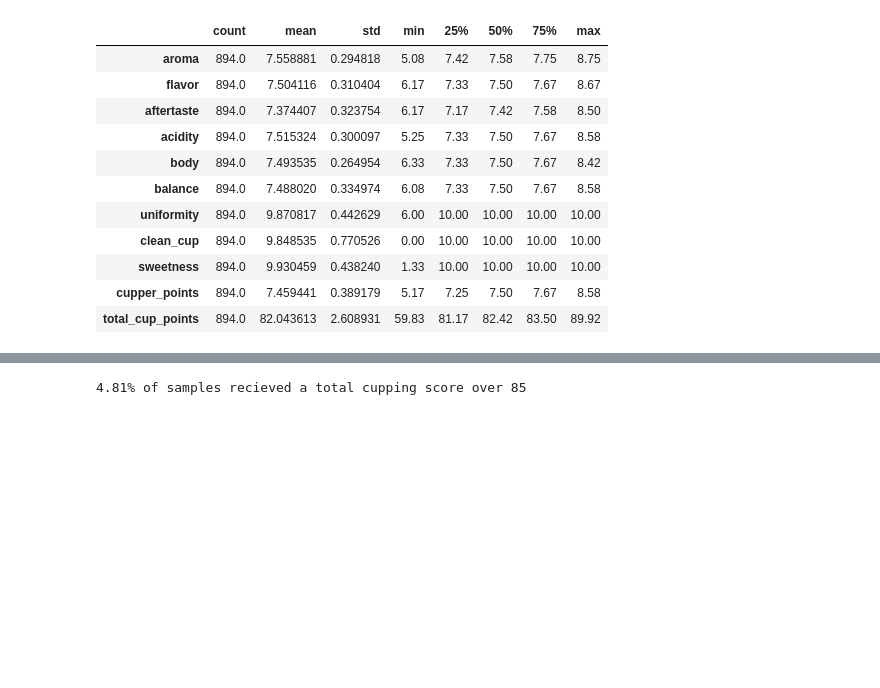
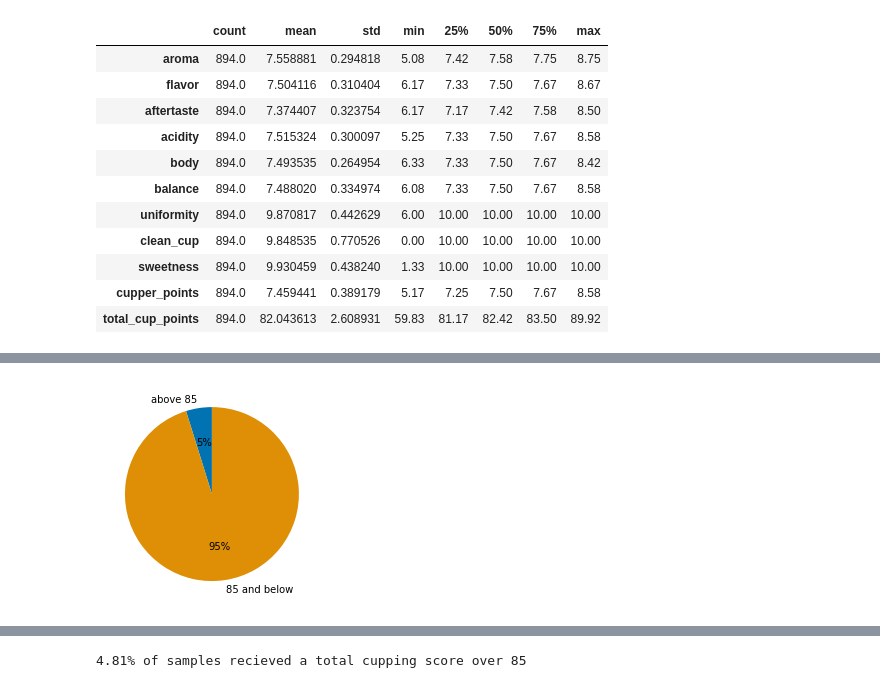
Before and after one commit to sleepypioneer/coffee-quality, a Jupyter notebook: analysis/notebooks/data_exploration.ipynb, the cells around one changed output, grey strips where cells are left out. Cells and saved outputs as stored; diff of their text form; code cells hidden in the pictures; blank space fills up the shorter version.

```diff
--- a/analysis/notebooks/data_exploration.ipynb
+++ b/analysis/notebooks/data_exploration.ipynb
@@ -216 +238,11 @@ df[quality_features].describe().T
+# %%
+above_85 = len(df[df["total_cup_points"] > 85])
+below_85 = len(df[df["total_cup_points"] <= 85])
+
+colors = sns.color_palette("colorblind")[0:5]
+
+plt.pie([above_85, below_85], labels=["above 85", "85 and below"], colors=colors, startangle = 90, autopct="%.0f%%")
+plt.show()
+# %% [output]
+[figure, added]
 # %%
```
Also changed, not shown: parts of 11 cells of this notebook, 4 other files.
